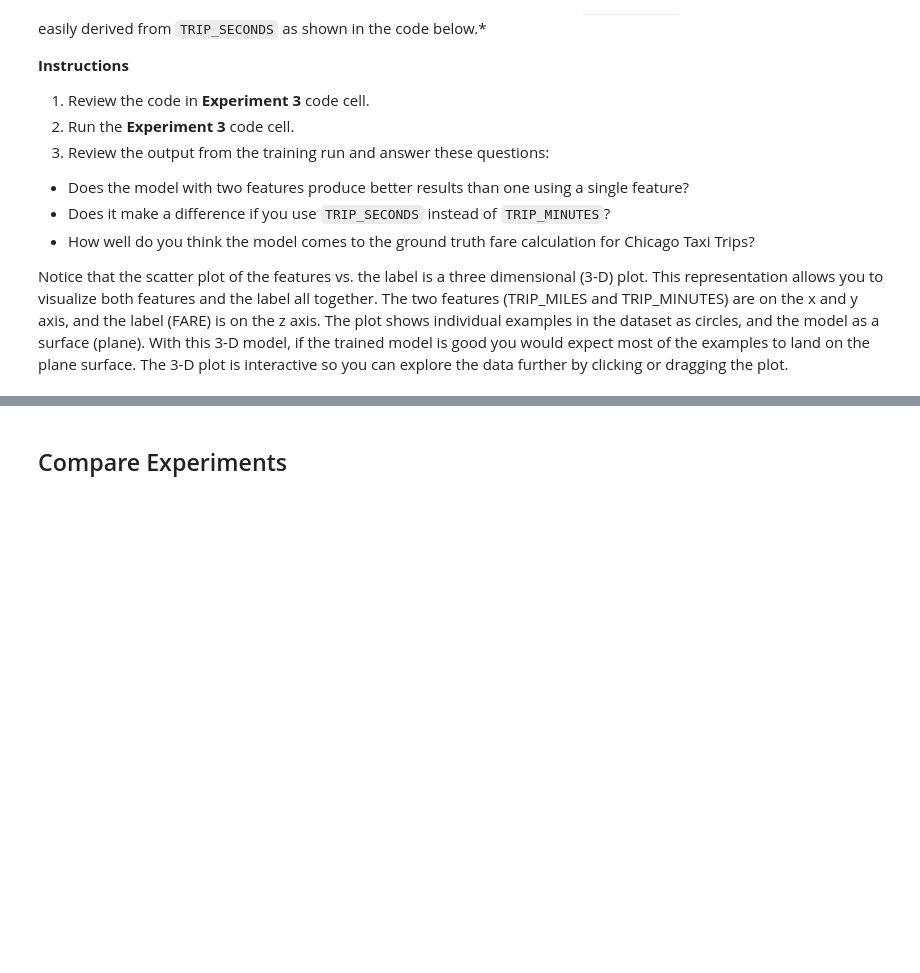
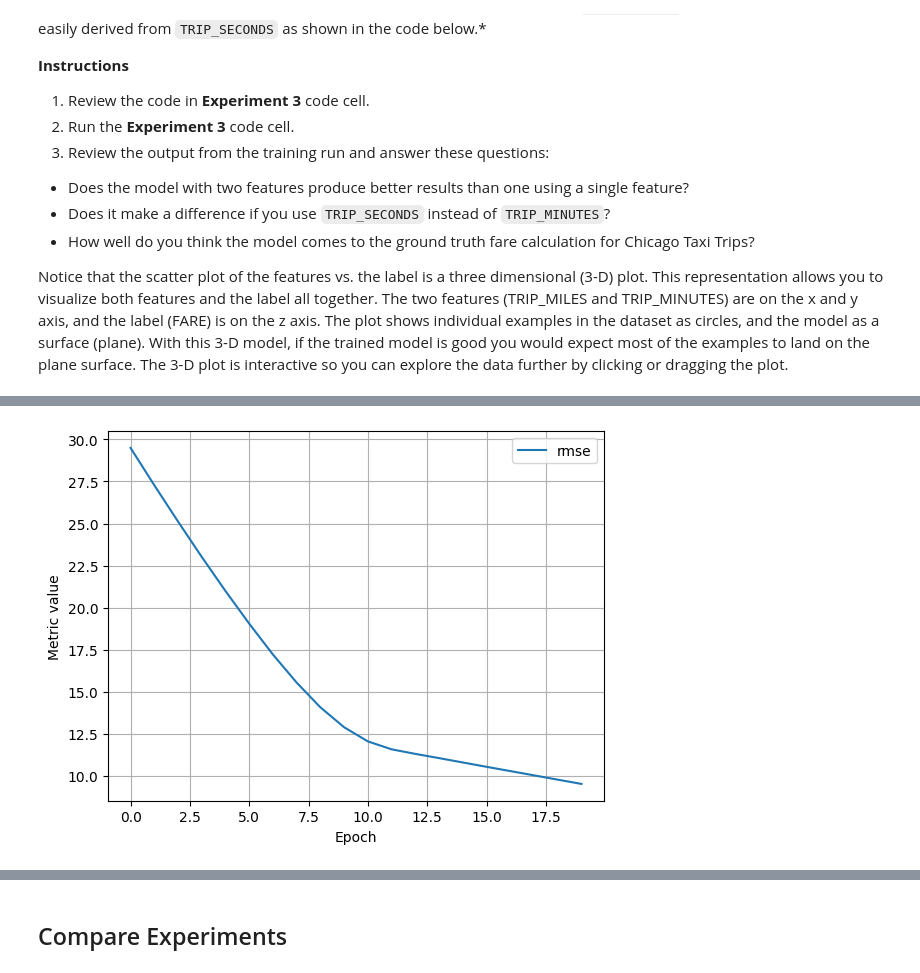
Before and after one commit to MxSofiaBiancaCardenas/linear_regression_taxi, a Jupyter notebook: ml/cc/exercises/linear_regression_taxi.ipynb, the cells around one changed output, grey strips where cells are left out. Drawn from its saved outputs; the diff is of its cells as text; code cells hidden in the pictures; blank space fills up the shorter version.

```diff
--- a/ml/cc/exercises/linear_regression_taxi.ipynb
+++ b/ml/cc/exercises/linear_regression_taxi.ipynb
@@ -456,7 +565,7 @@ Notice that the scatter plot of the features vs. the label is a three dimensiona
 settings_3 = ml_edu.experiment.ExperimentSettings(
     learning_rate = 0.001,
     number_epochs = 20,
-    batch_size = 50,
+    batch_size = 500,
     input_features = ['TRIP_MILES', 'TRIP_MINUTES']
 )
 
@@ -470,3 +579,4 @@ experiment_3 = train_model('two_features', model_3, training_df, 'FARE', setting
 
 ml_edu.results.plot_experiment_metrics(experiment_3, ['rmse'])
 ml_edu.results.plot_model_predictions(experiment_3, training_df, 'FARE')
+# %% [output]
@@ -473,3 +601,4 @@ ml_edu.results.plot_model_predictions(experiment_3, training_df, 'FARE')
+[figure, added]
 # %%
 #@title Double-click to view answers for training with two features
 
```
Also changed, not shown: parts of 11 cells of this notebook.
